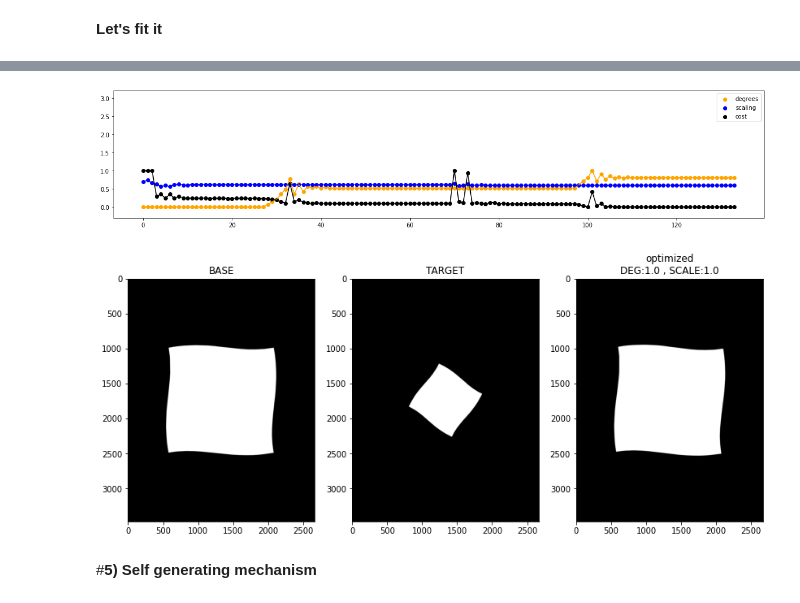
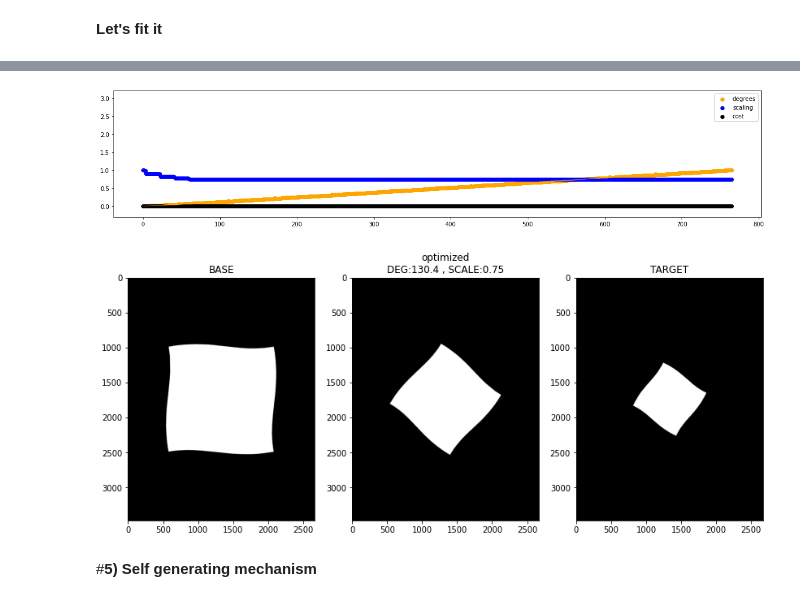
Before and after one commit to lcipolina/escher, a Jupyter notebook: optimization/optimization.ipynb, the cells around one changed output, grey strips where cells are left out. Saved outputs shown, nothing was run; the diff lists cells and outputs as text; code cells hidden in the pictures.

```diff
--- a/optimization/optimization.ipynb
+++ b/optimization/optimization.ipynb
@@ -304,8 +327,8 @@ plot_images([BASE_IMAGES[1],
 # %%
-show(2)
+show(2, 2)
 # %% [output]
-[figure, old version]
+[figure, new version]
-[figure, old version]
+[figure, new version]
 # %% [markdown]
 #<b>5) Self generating mechanism</b>
 # %%
```
Also changed, not shown: parts of 7 cells of this notebook.
